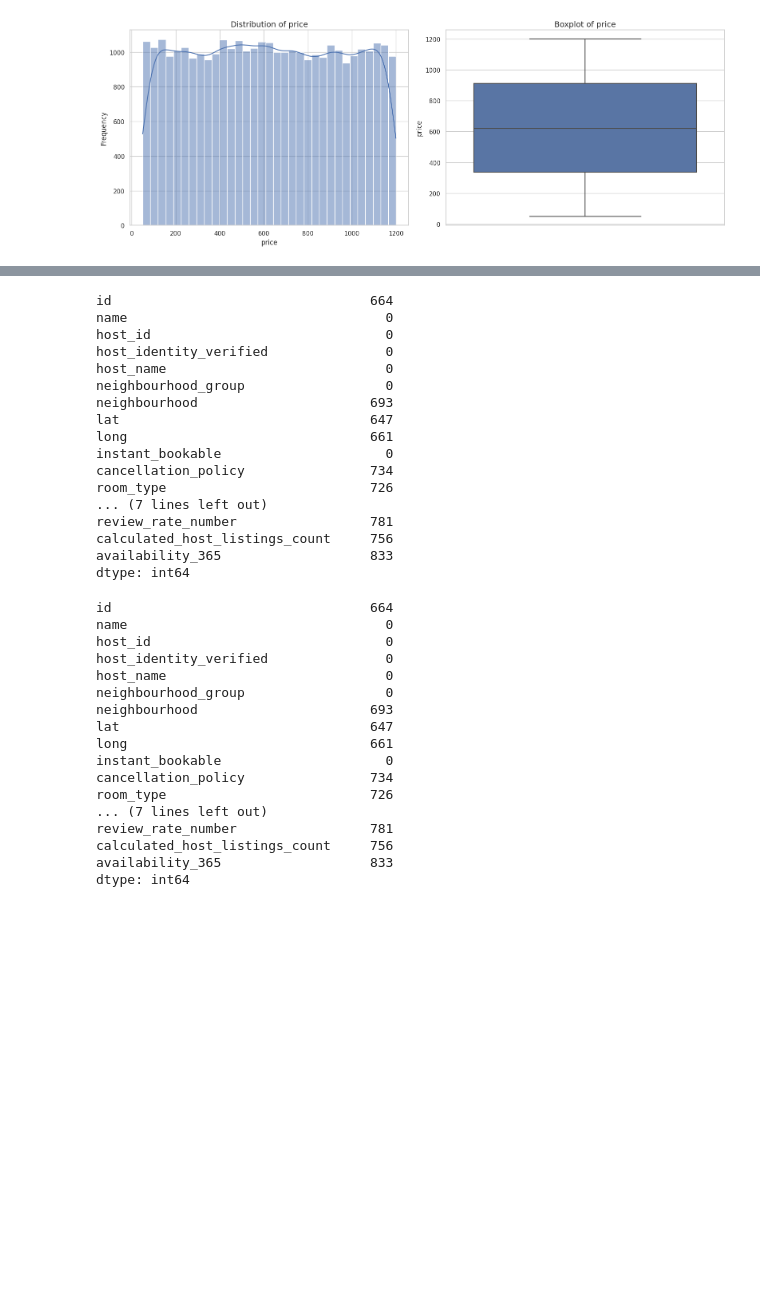
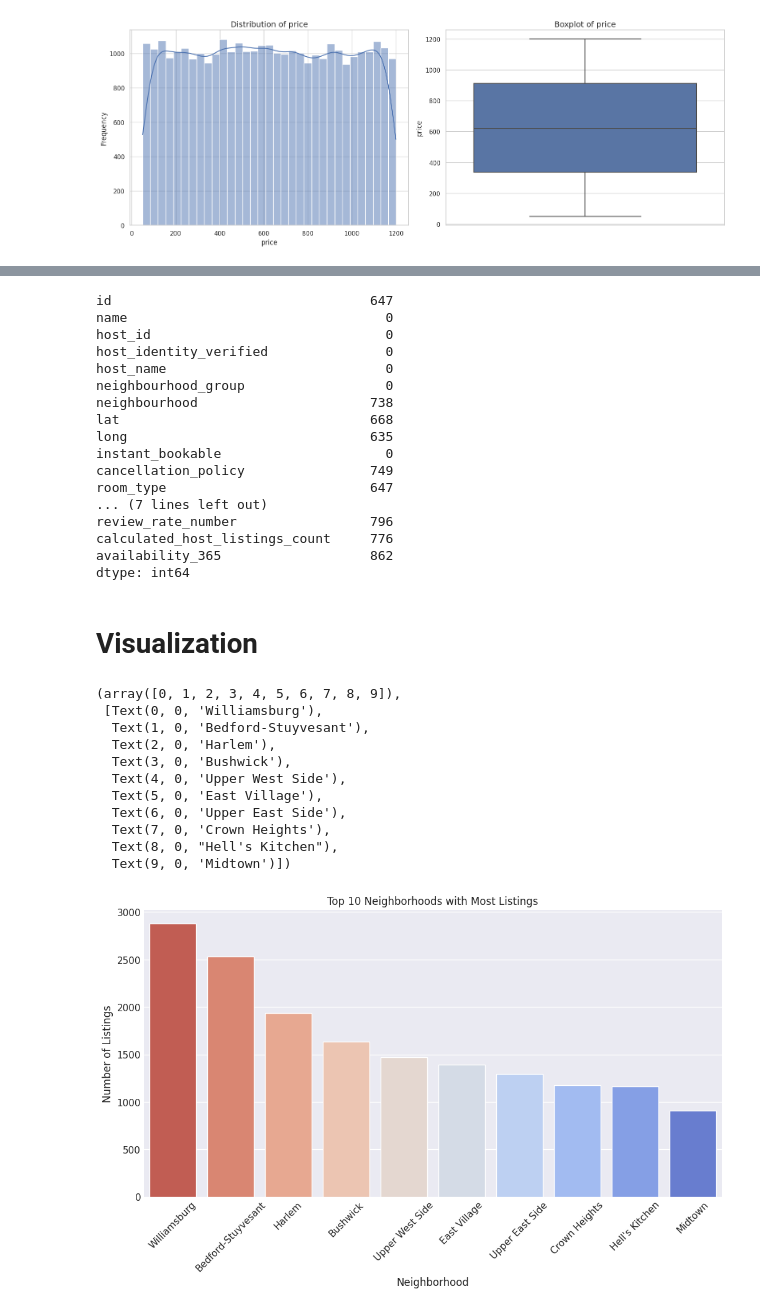
Before and after one commit to Sselimkoc/AirBnB-EDA, a Jupyter notebook: Airbnb.ipynb, the cells around one changed output, grey strips where cells are left out. Saved outputs shown, nothing was run; the diff lists cells and outputs as text; code cells hidden in the pictures; blank space fills up the shorter version.

```diff
--- a/Airbnb.ipynb
+++ b/Airbnb.ipynb
@@ -663,42 +676,22 @@ df_temp['service_fee'] = df_temp['service_fee'].fillna(df_temp['service_fee'].me
 # %%
-df_temp["host_id"] = df_temp["host_id"].fillna(0)
+df_temp['number_of_reviews'] = df_temp['number_of_reviews'].fillna(df_temp['number_of_reviews'])
 # %%
 df_temp.isna().sum()
 # %% [output]
-id                                 664
+id                                 647
 name                                 0
 host_id                              0
 host_identity_verified               0
 host_name                            0
 neighbourhood_group                  0
-neighbourhood                      693
-lat                                647
-long                               661
+neighbourhood                      738
+lat                                668
+long                               635
 instant_bookable                     0
-cancellation_policy                734
-room_type                          726
+cancellation_policy                749
+room_type                          647
 ... (7 lines left out)
-review_rate_number                 781
-calculated_host_listings_count     756
-availability_365                   833
+review_rate_number                 796
+calculated_host_listings_count     776
+availability_365                   862
 dtype: int64
-# %%
-df_temp.isna().sum()
-# %% [output]
-id                                 664
-name                                 0
-host_id                              0
-host_identity_verified               0
-host_name                            0
-neighbourhood_group                  0
-neighbourhood                      693
-lat                                647
-long                               661
-instant_bookable                     0
-cancellation_policy                734
-room_type                          726
-... (7 lines left out)
-review_rate_number                 781
-calculated_host_listings_count     756
-availability_365                   833
-dtype: int64
@@ -706,0 +701,27 @@ df_temp.isna().sum()
+# %%
+clean_data = df_temp.copy()
+# %% [markdown]
+# Visualization
+# %%
+# The top 10 neighborhoods with the most listings
+plt.style.use('seaborn-v0_8-darkgrid')
+plt.figure(figsize=(12, 6))
+neighborhood_host_counts = clean_data['neighbourhood'].value_counts().head(10)
+sns.barplot(x=neighborhood_host_counts.index, y=neighborhood_host_counts.values, palette='coolwarm_r')
+plt.title("Top 10 Neighborhoods with Most Listings")
+plt.xlabel("Neighborhood")
+plt.ylabel("Number of Listings")
+plt.xticks(rotation=45)
+# %% [output]
+(array([0, 1, 2, 3, 4, 5, 6, 7, 8, 9]),
+ [Text(0, 0, 'Williamsburg'),
+  Text(1, 0, 'Bedford-Stuyvesant'),
+  Text(2, 0, 'Harlem'),
+  Text(3, 0, 'Bushwick'),
+  Text(4, 0, 'Upper West Side'),
+  Text(5, 0, 'East Village'),
+  Text(6, 0, 'Upper East Side'),
+  Text(7, 0, 'Crown Heights'),
+  Text(8, 0, "Hell's Kitchen"),
+  Text(9, 0, 'Midtown')])
+[figure, added]
```
Also changed, not shown: parts of 41 cells of this notebook.
